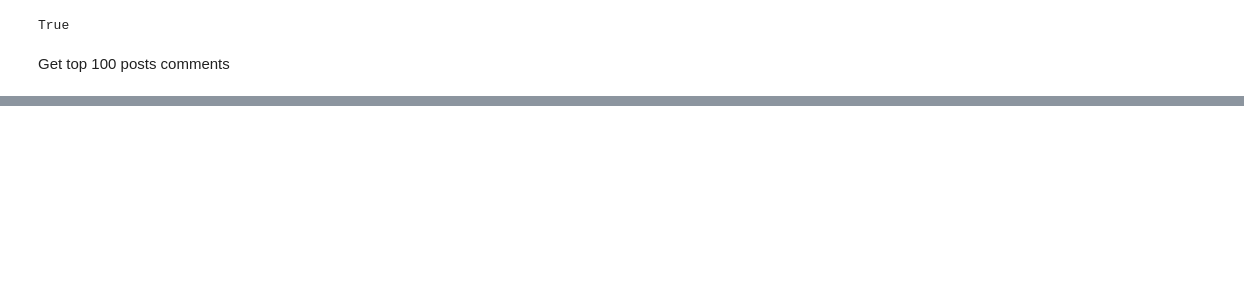
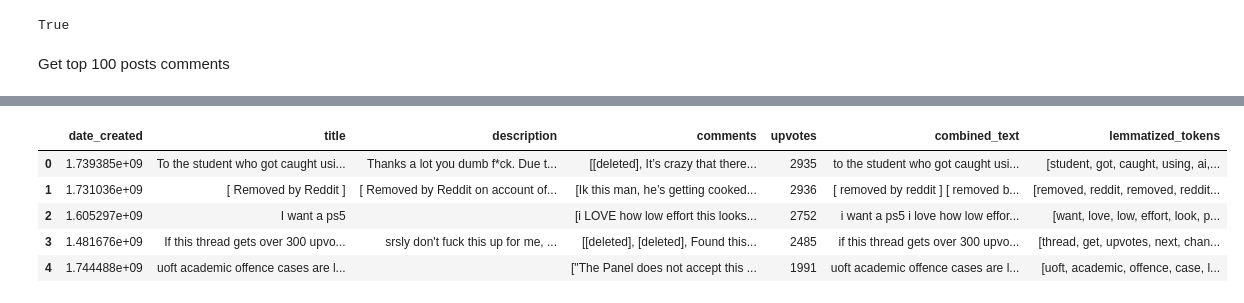
Before and after one commit to grace-ylin/uni-sentiment-analysis, a Jupyter notebook: data-collection/reddit_data.ipynb, the cells around one changed output, grey strips where cells are left out. Saved outputs shown, nothing was run; the diff lists cells and outputs as text; code cells hidden in the pictures; blank space fills up the shorter version.

```diff
--- a/data-collection/reddit_data.ipynb
+++ b/data-collection/reddit_data.ipynb
@@ -48,0 +64,2 @@ df
+# %%
+df['combined_text'] = df['combined_text'].str.lower().str.strip()
@@ -48,0 +70,20 @@ df
+# %%
+#Natural Language Processing Packages
+import re
+import nltk
+
+## Download Resources
+# nltk.download("vader_lexicon")
+nltk.download("stopwords")
+nltk.download("averaged_perceptron_tagger")
+nltk.download('averaged_perceptron_tagger_eng')
+nltk.download("wordnet")
+nltk.download('punkt')
+nltk.download('punkt_tab')
+
+from nltk.tokenize import word_tokenize, wordpunct_tokenize, sent_tokenize
+from nltk.corpus import stopwords
+from nltk.stem import PorterStemmer
+from nltk.stem import WordNetLemmatizer
+
+stop_words = set(stopwords.words("english"))
@@ -48,0 +110,24 @@ df
+# %%
+def normalize_uoft(text): #Need to add in other variations of uoft
+    text = re.sub(r'u\sof\st', 'uoft', text)
+    text = re.sub(r'university of toronto', 'uoft', text)
+    return text
+# %%
+def tokenize_and_lemmatize(text):
+    tokens = word_tokenize(text)
+    words = [word for word in tokens if word.isalpha()]
+    words = [word for word in words if word not in stop_words]
+
+    lemmatizer = WordNetLemmatizer()
+    return [lemmatizer.lemmatize(word) for word in words]
+# %%
+df['combined_text'] = df['combined_text'].apply(normalize_uoft)
+df['lemmatized_tokens'] = df['combined_text'].apply(tokenize_and_lemmatize)
+df.head()
+# %% [output]
+|  | date_created | title | description | comments | upvotes | combined_text | lemmatized_tokens |
+| 0 | 1.739385e+09 | To the student who got caught usi... | Thanks a lot you dumb f*ck. Due t... | [[deleted], It’s crazy that there... | 2935 | to the student who got caught usi... | [student, got, caught, using, ai,... |
+| 1 | 1.731036e+09 | [ Removed by Reddit ] | [ Removed by Reddit on account of... | [Ik this man, he’s getting cooked... | 2936 | [ removed by reddit ] [ removed b... | [removed, reddit, removed, reddit... |
+| 2 | 1.605297e+09 | I want a ps5 |  | [i LOVE how low effort this looks... | 2752 | i want a ps5 i love how low effor... | [want, love, low, effort, look, p... |
+| 3 | 1.481676e+09 | If this thread gets over 300 upvo... | srsly don't fuck this up for me, ... | [[deleted], [deleted], Found this... | 2485 | if this thread gets over 300 upvo... | [thread, get, upvotes, next, chan... |
+| 4 | 1.744488e+09 | uoft academic offence cases are l... |  | ["The Panel does not accept this ... | 1991 | uoft academic offence cases are l... | [uoft, academic, offence, case, l... |
```
Also changed, not shown: parts of 10 cells of this notebook.
